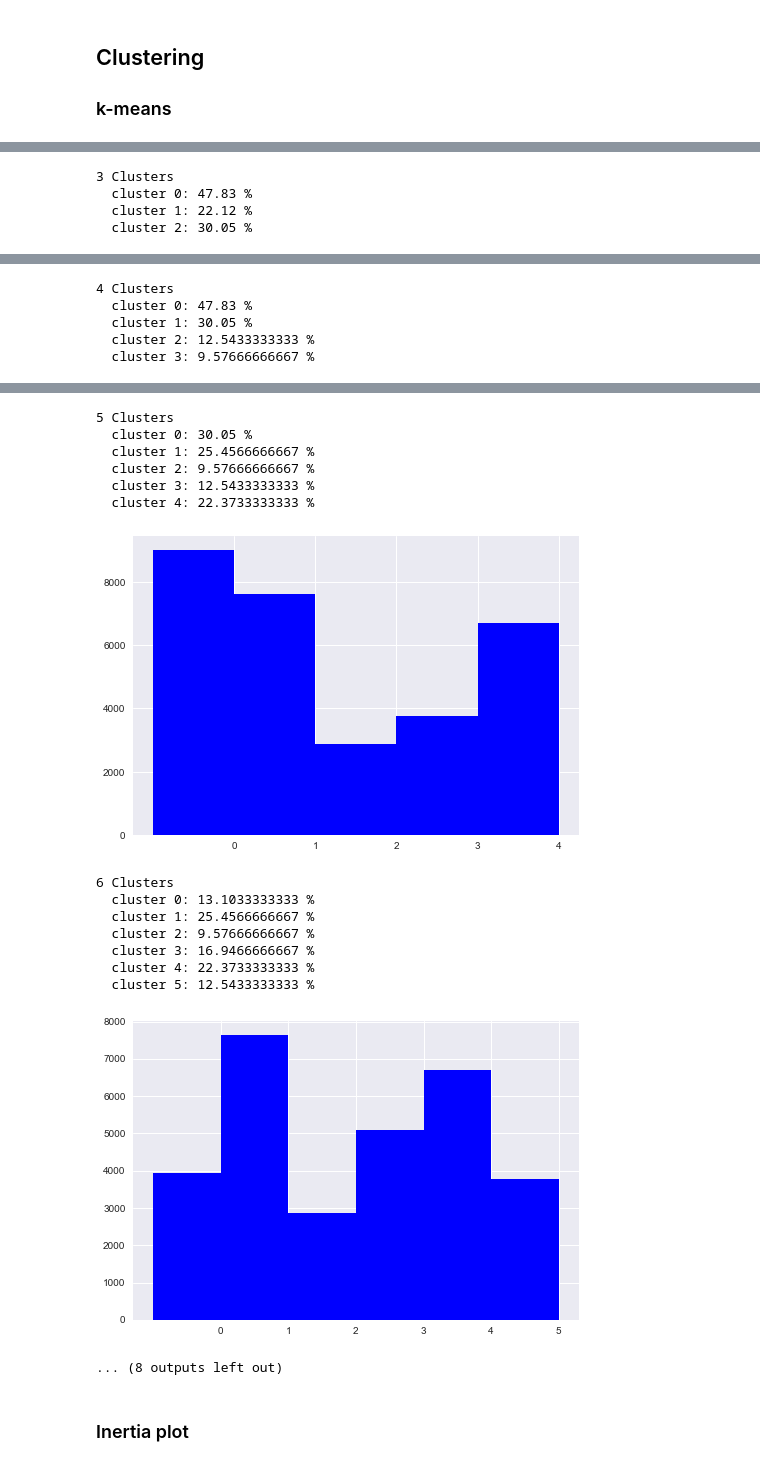
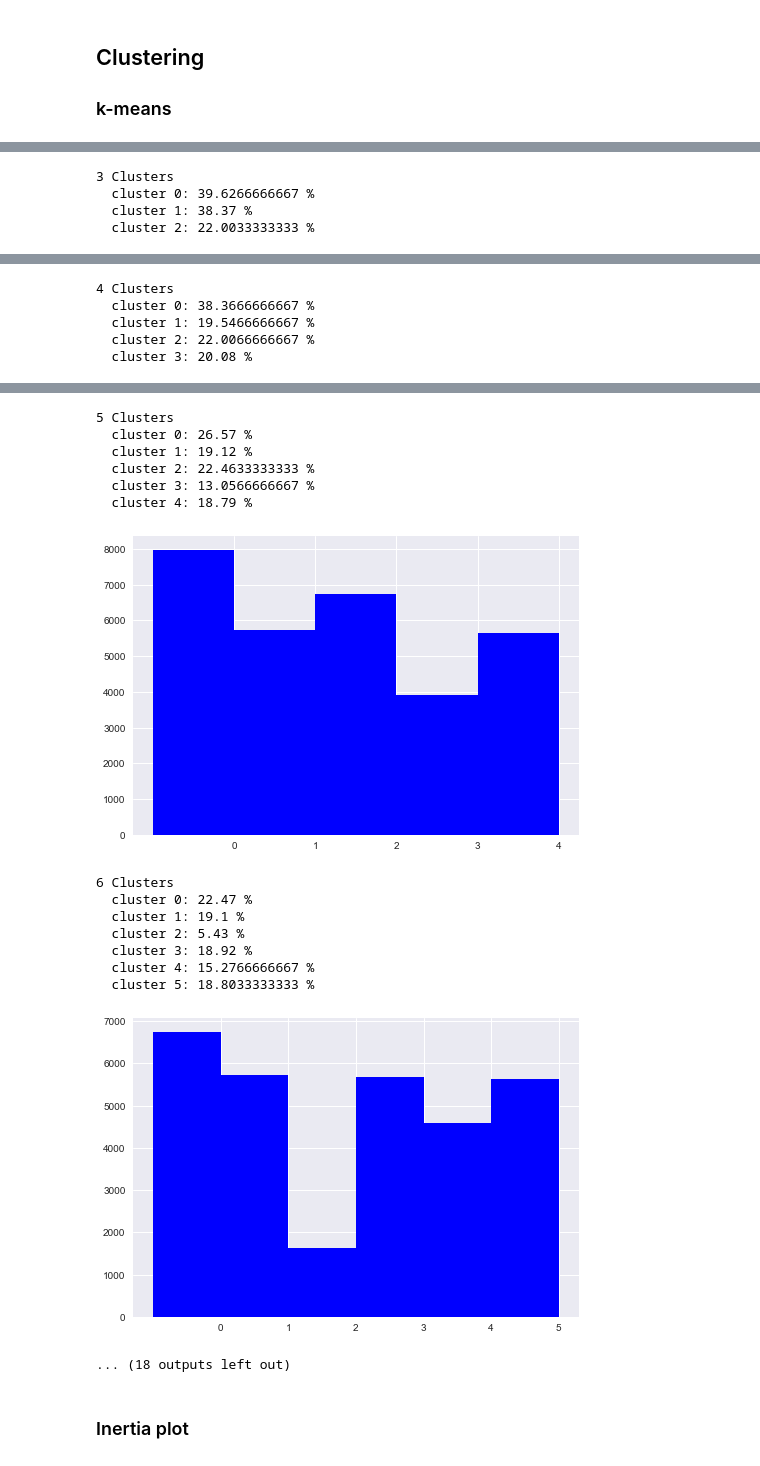
Before and after one commit to caiotaniguchi/accenture-hackathon-manguetown, a Jupyter notebook: notebooks/BasicAnalysis.ipynb, the cells around one changed output, grey strips where cells are left out. Drawn from its saved outputs; the diff is of its cells as text; code cells hidden in the pictures.

Commit message:
default analysis - clustering

```diff
--- a/notebooks/BasicAnalysis.ipynb
+++ b/notebooks/BasicAnalysis.ipynb
@@ -15,5 +15,9 @@ sns.set(style="darkgrid")
 # %%
 cc_data = pd.read_excel('default of credit card clients.xls', skiprows=[0])
 cc_data.set_index(['ID'], inplace=True)
+col_names = cc_data.columns.values
+col_names[-1] = 'default'
+cc_data.columns = col_names
+del cc_data['default']
 print (cc_data.shape)
 # %% [output]
@@ -88,7 +112,7 @@ def explore_labels(labels_list):
     plt.show()
 # %%
 inertia_list=[]
-number_of_clusters = 10
+number_of_clusters = 15
 for i in range(number_of_clusters):
     kmeans = KMeans(n_clusters=i+1, random_state=0)
     kmeans.fit(mdata)
@@ -106,6 +130,6 @@ for i in range(number_of_clusters):
   cluster 1: 60.3733333333 %
 [figure]
 3 Clusters
-  cluster 0: 47.83 %
-  cluster 1: 22.12 %
-  cluster 2: 30.05 %
+  cluster 0: 39.6266666667 %
+  cluster 1: 38.37 %
+  cluster 2: 22.0033333333 %
@@ -113,5 +137,5 @@ for i in range(number_of_clusters):
 4 Clusters
-  cluster 0: 47.83 %
-  cluster 1: 30.05 %
-  cluster 2: 12.5433333333 %
-  cluster 3: 9.57666666667 %
+  cluster 0: 38.3666666667 %
+  cluster 1: 19.5466666667 %
+  cluster 2: 22.0066666667 %
+  cluster 3: 20.08 %
@@ -119,19 +143,19 @@ for i in range(number_of_clusters):
 5 Clusters
-  cluster 0: 30.05 %
-  cluster 1: 25.4566666667 %
-  cluster 2: 9.57666666667 %
-  cluster 3: 12.5433333333 %
-  cluster 4: 22.3733333333 %
+  cluster 0: 26.57 %
+  cluster 1: 19.12 %
+  cluster 2: 22.4633333333 %
+  cluster 3: 13.0566666667 %
+  cluster 4: 18.79 %
-[figure, old version]
+[figure, new version]
 6 Clusters
-  cluster 0: 13.1033333333 %
-  cluster 1: 25.4566666667 %
-  cluster 2: 9.57666666667 %
-  cluster 3: 16.9466666667 %
-  cluster 4: 22.3733333333 %
-  cluster 5: 12.5433333333 %
+  cluster 0: 22.47 %
+  cluster 1: 19.1 %
+  cluster 2: 5.43 %
+  cluster 3: 18.92 %
+  cluster 4: 15.2766666667 %
+  cluster 5: 18.8033333333 %
-[figure, old version]
+[figure, new version]
-... (8 outputs left out)
+... (18 outputs left out)
 # %% [markdown]
 ### Inertia plot
 # %%
```
Also changed, not shown: parts of 22 cells of this notebook, 1 other file.
